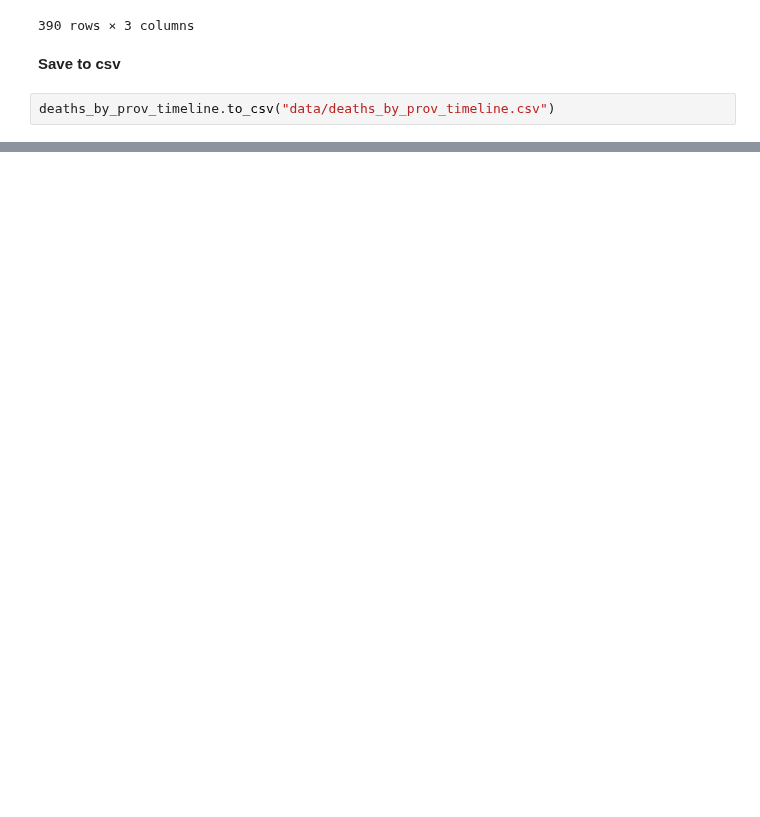
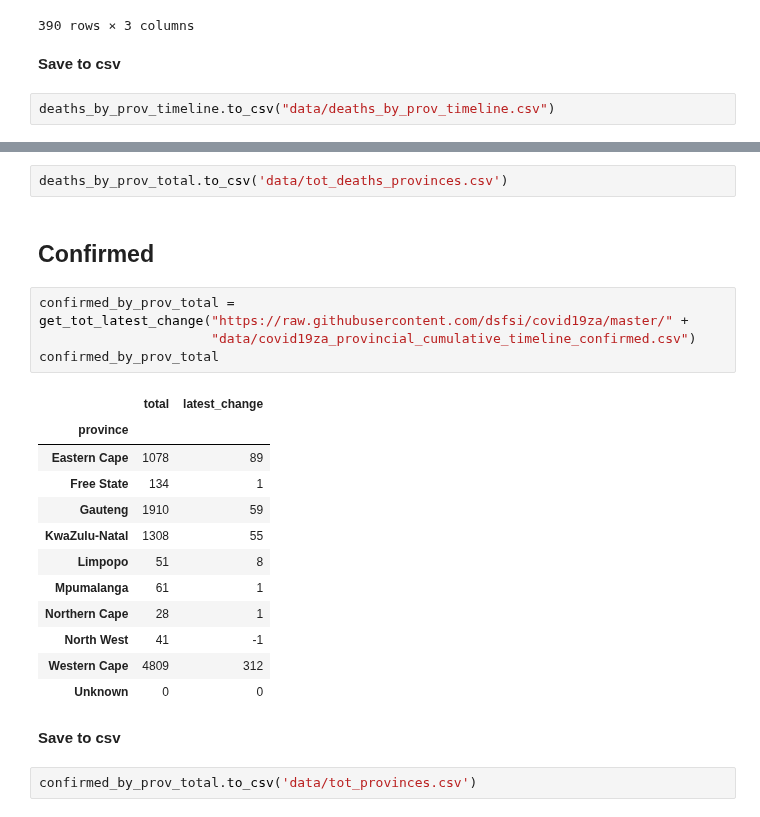
Before and after one commit to SimonRosen173/Covid19SAData, a Jupyter notebook: Data_Preprocessing_Neater.ipynb, the cells around one changed output, grey strips where cells are left out. Drawn from its saved outputs; the diff is of its cells as text; blank space fills up the shorter version.

```diff
--- a/Data_Preprocessing_Neater.ipynb
+++ b/Data_Preprocessing_Neater.ipynb
@@ -462,0 +526,25 @@ deaths_by_prov_timeline.to_csv("data/deaths_by_prov_timeline.csv")
+# %%
+deaths_by_prov_total.to_csv('data/tot_deaths_provinces.csv')
+# %% [markdown]
+## Confirmed
+# %%
+confirmed_by_prov_total = get_tot_latest_change("https://raw.githubusercontent.com/dsfsi/covid19za/master/" +
+                      "data/covid19za_provincial_cumulative_timeline_confirmed.csv")
+confirmed_by_prov_total
+# %% [output]
+|  | total | latest_change |
+| province |  |  |
+| Eastern Cape | 1078 | 89 |
+| Free State | 134 | 1 |
+| Gauteng | 1910 | 59 |
+| KwaZulu-Natal | 1308 | 55 |
+| Limpopo | 51 | 8 |
+| Mpumalanga | 61 | 1 |
+| Northern Cape | 28 | 1 |
+| North West | 41 | -1 |
+| Western Cape | 4809 | 312 |
+| Unknown | 0 | 0 |
+# %% [markdown]
+**Save to csv**
+# %%
+confirmed_by_prov_total.to_csv('data/tot_provinces.csv')
```
Also changed, not shown: parts of 8 cells of this notebook, 24 other files.
